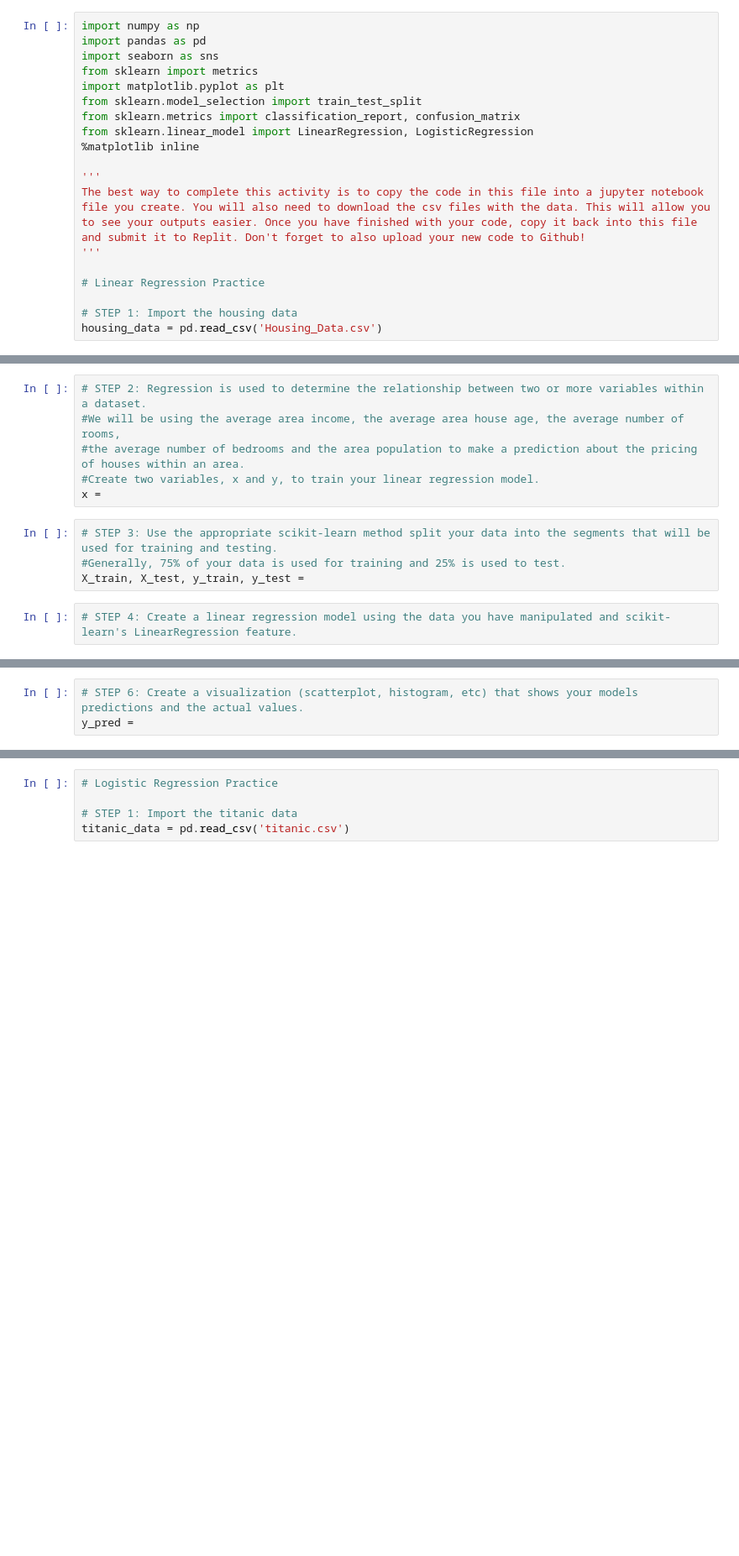
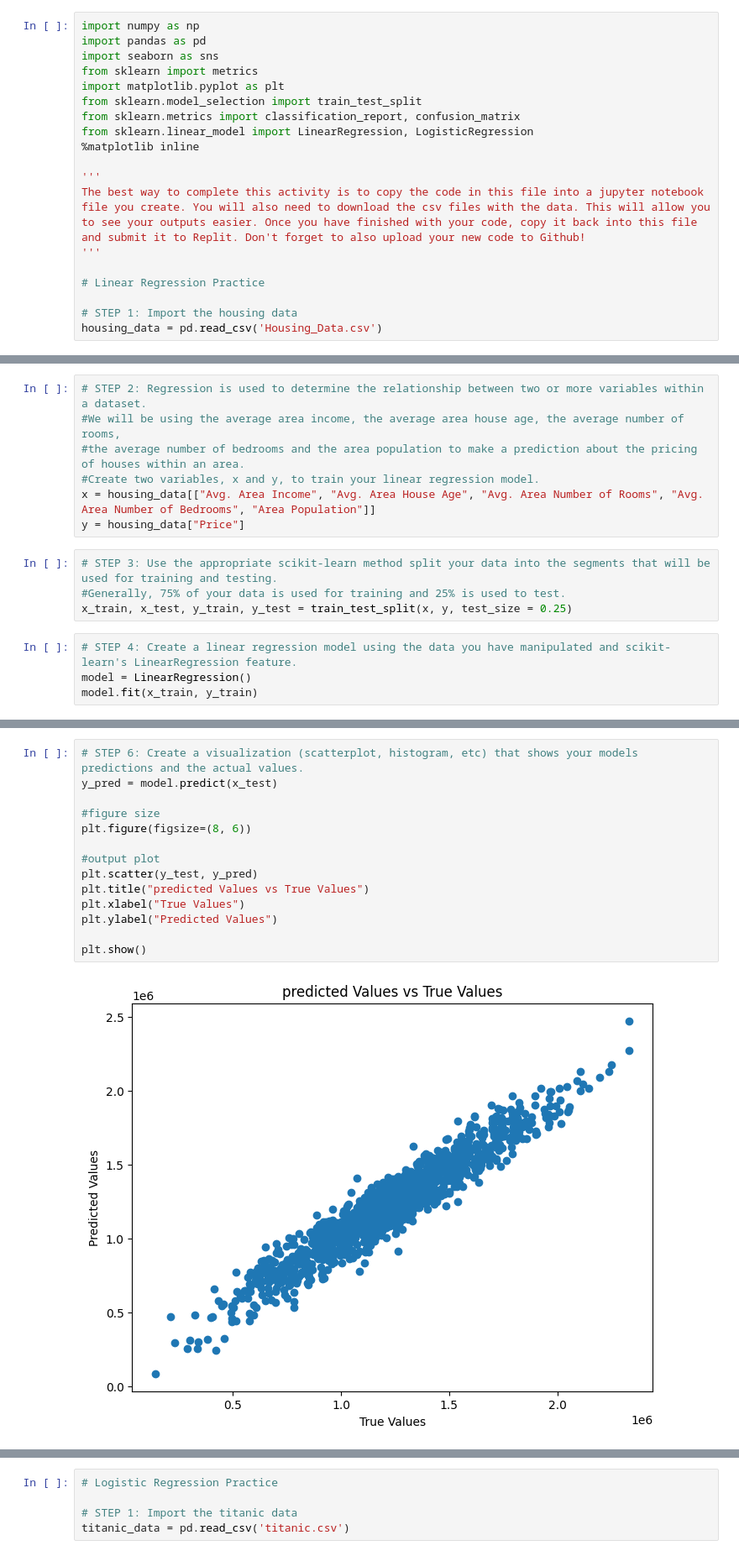
Before and after one commit to organictissuemaker/hth_fall_build_program, a Jupyter notebook: Data_Manipulation_Practice/Regression-More-Machine-Learning-appolecider (1)/More Regression.ipynb, the cells around one changed output, grey strips where cells are left out. Shown: that part at 84% size. Saved outputs shown, nothing was run; the diff lists cells and outputs as text; blank space fills up the shorter version.

Commit message:
linear regression practice

```diff
--- a/Data_Manipulation_Practice/Regression-More-Machine-Learning-appolecider (1)/More Regression.ipynb
+++ b/Data_Manipulation_Practice/Regression-More-Machine-Learning-appolecider (1)/More Regression.ipynb
@@ -31,10 +31,13 @@ housing_data.head()
 #We will be using the average area income, the average area house age, the average number of rooms,
 #the average number of bedrooms and the area population to make a prediction about the pricing of houses within an area.
 #Create two variables, x and y, to train your linear regression model.
-x =
+x = housing_data[["Avg. Area Income", "Avg. Area House Age", "Avg. Area Number of Rooms", "Avg. Area Number of Bedrooms", "Area Population"]]
+y = housing_data["Price"]
 # %%
 # STEP 3: Use the appropriate scikit-learn method split your data into the segments that will be used for training and testing.
 #Generally, 75% of your data is used for training and 25% is used to test.
-X_train, X_test, y_train, y_test =
+x_train, x_test, y_train, y_test = train_test_split(x, y, test_size = 0.25)
 # %%
 # STEP 4: Create a linear regression model using the data you have manipulated and scikit-learn's LinearRegression feature.
+model = LinearRegression()
+model.fit(x_train, y_train)
@@ -43,6 +52,19 @@ X_train, X_test, y_train, y_test =
 # %%
 # STEP 6: Create a visualization (scatterplot, histogram, etc) that shows your models predictions and the actual values.
-y_pred =
+y_pred = model.predict(x_test)
+
+#figure size
+plt.figure(figsize=(8, 6))
+
+#output plot
+plt.scatter(y_test, y_pred)
+plt.title("predicted Values vs True Values")
+plt.xlabel("True Values")
+plt.ylabel("Predicted Values")
+
+plt.show()
+# %% [output]
+[figure, added]
 # %%
 # STEP 7: To evaluate the performance of a model more than just the accuracy has to be considered.
 #There are other metrics like the mean absolute error, the mean squared error and the r-squared error.
```
Also changed, not shown: parts of 8 cells of this notebook.
